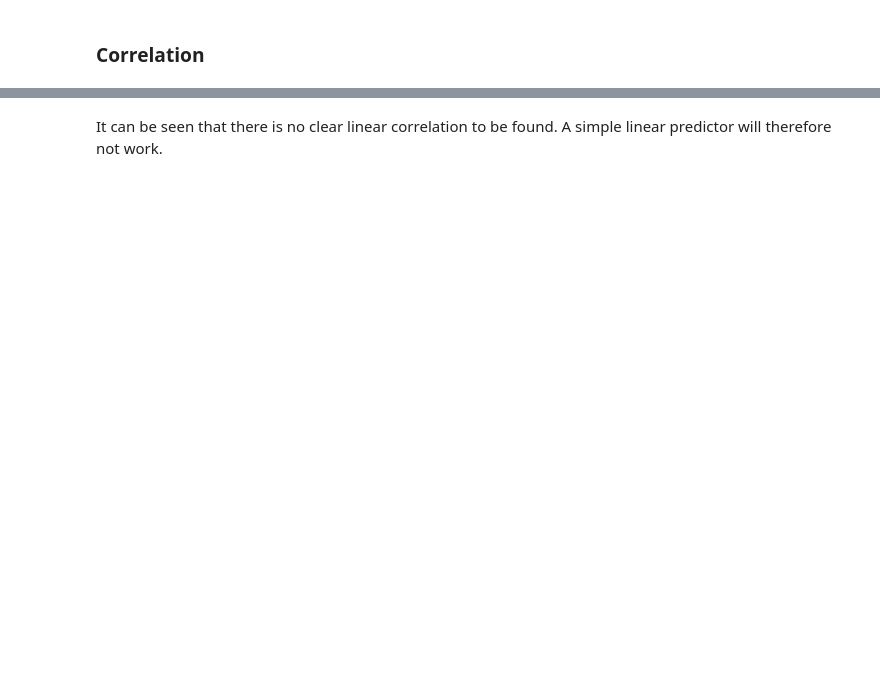
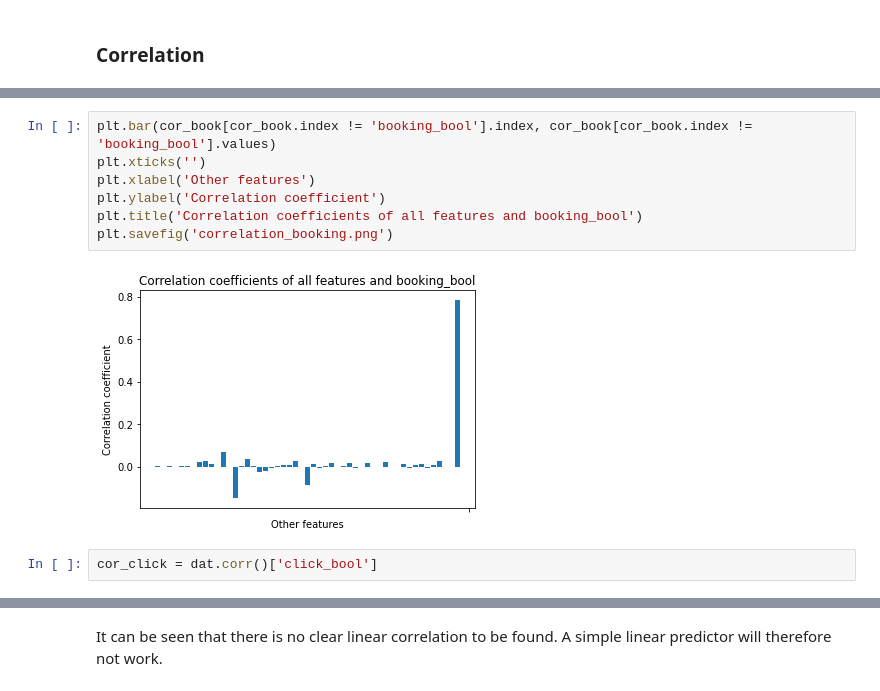
Before and after one commit to SoberZ/data-mining-techniques, a Jupyter notebook: A2/EDA.ipynb, the cells around one changed output, grey strips where cells are left out. Drawn from its saved outputs; the diff is of its cells as text; blank space fills up the shorter version.

```diff
--- a/A2/EDA.ipynb
+++ b/A2/EDA.ipynb
@@ -135,0 +143,11 @@ Name: srch_adults_count, dtype: float64
+# %%
+plt.bar(cor_book[cor_book.index != 'booking_bool'].index, cor_book[cor_book.index != 'booking_bool'].values)
+plt.xticks('')
+plt.xlabel('Other features')
+plt.ylabel('Correlation coefficient')
+plt.title('Correlation coefficients of all features and booking_bool')
+plt.savefig('correlation_booking.png')
+# %% [output]
+[figure, added]
+# %%
+cor_click = dat.corr()['click_bool']
```
Also changed, not shown: parts of 22 cells of this notebook.
